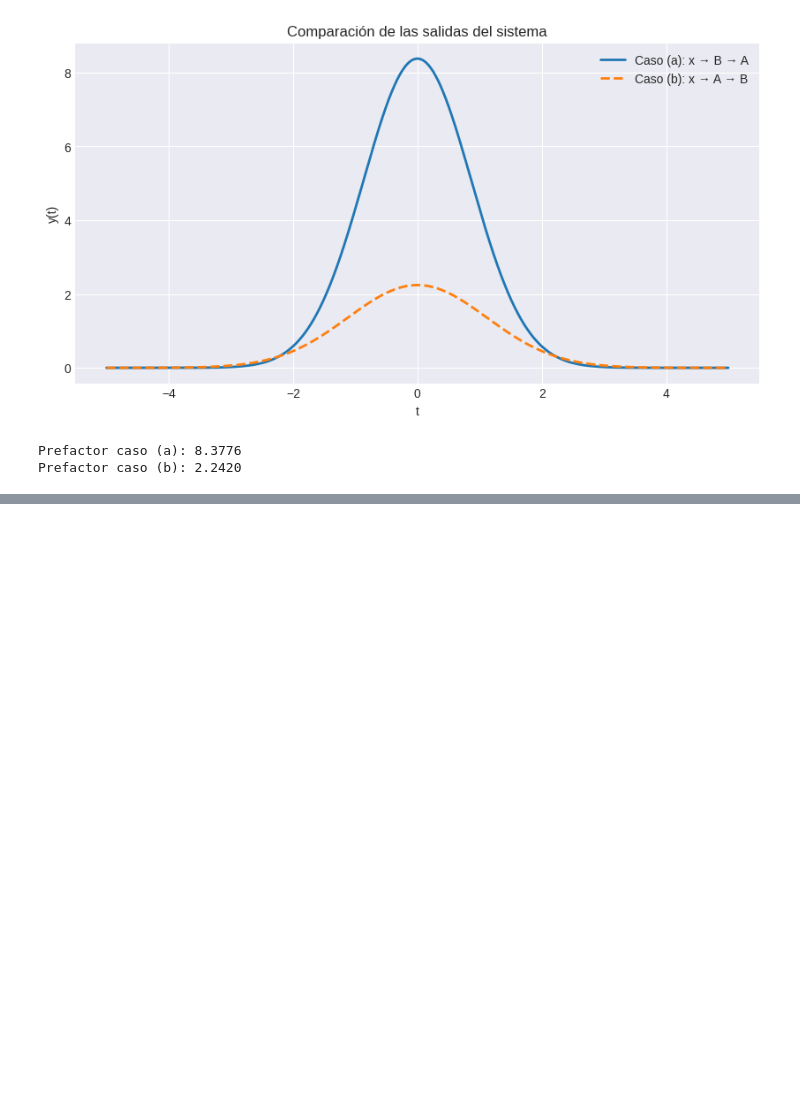
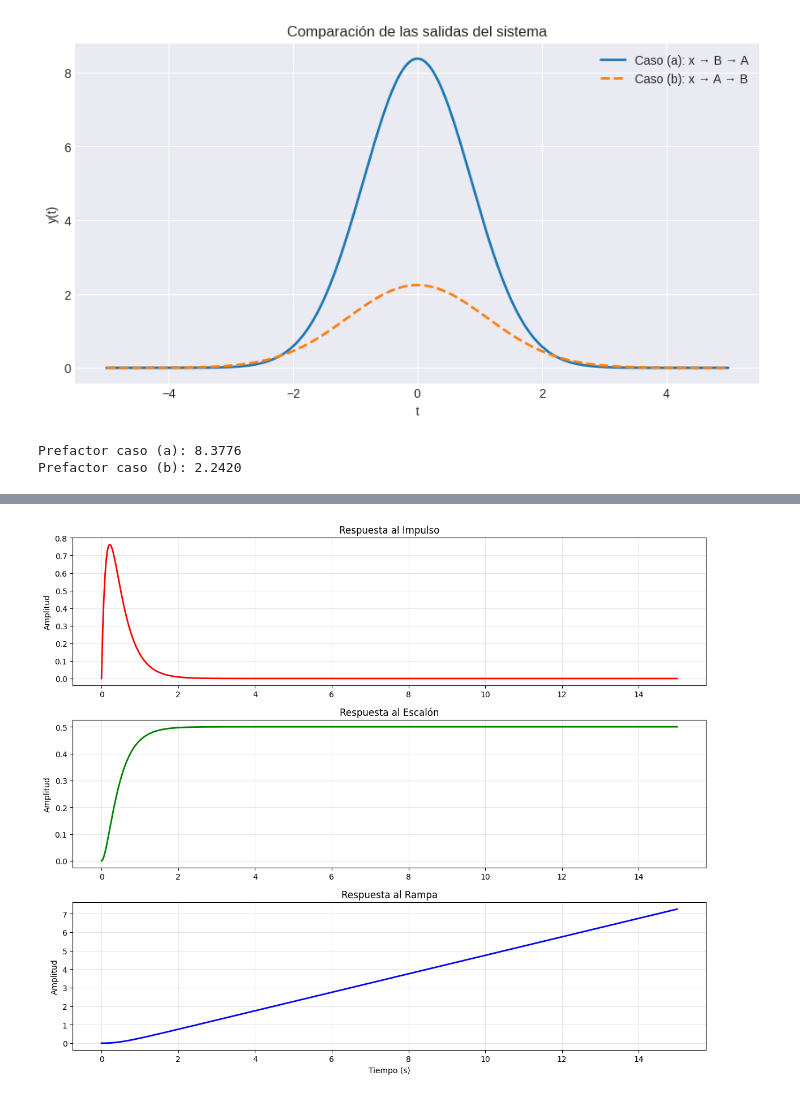
Before and after one commit to sgaleanoca/Senales_y_Sistemas, a Jupyter notebook: Segundo_Taller_SyS.ipynb, the cells around one changed output, grey strips where cells are left out. Drawn from its saved outputs; the diff is of its cells as text; code cells hidden in the pictures; blank space fills up the shorter version.

```diff
--- a/Segundo_Taller_SyS.ipynb
+++ b/Segundo_Taller_SyS.ipynb
@@ -1736,0 +2025,87 @@ Prefactor caso (b): 2.2420
+# %%
+import sympy as sp
+import matplotlib.pyplot as plt
+import numpy as np
+
+# --- 1. CONFIGURACIÓN INICIAL ---
+s, t = sp.symbols('s t', real=True)
+R, L, C = sp.symbols('R L C', real=True, positive=True)
+
+# Valores para la simulación numérica (puedes modificarlos según tu laboratorio)
+# Nota: Si R^2 < 4L/C (subamortiguado) o > (sobreamortiguado) la forma cambiará.
+# Valores de prueba estándar:
+val_map = {R: 10, L: 1, C: 0.1}
+
+# --- 2. DEFINICIÓN DE LA FUNCION DE LAZO ABIERTO G(s)
+
+# OPCIÓN A: Circuito RLC SERIE (Salida: Tensión en C)
+# G(s) = 1 / (LCs^2 + RCs + 1)
+G_ol = 1 / (L*C*s**2 + R*C*s + 1)
+
+# OPCIÓN B: Circuito RLC PARALELO (Salida: Corriente en L)
+# G(s) = 1 / (LCs^2 + (L/R)s + 1)
+# G_ol = 1 / (L*C*s**2 + (L/R)*s + 1)
+
+print("Función en Lazo Abierto G(s):")
+sp.pprint(G_ol)
+
+# --- 3. CÁLCULO DE LAZO CERRADO T(s) ---
+# T(s) = G(s) / (1 + G(s))
+T_closed = sp.simplify(G_ol / (1 + G_ol))
+
+print("\nFunción en Lazo Cerrado T(s):")
+sp.pprint(T_closed)
+
+# --- 4. CÁLCULO DE RESPUESTAS TEMPORALES (Simbólico) ---
+entradas = {
+    "Impulso": 1,        # Transformada del impulso es 1
+    "Escalón": 1/s,      # Transformada del escalón es 1/s
+    "Rampa":   1/s**2    # Transformada de la rampa es 1/s^2
+}
+
+respuestas_tiempo = {}
+
+print("\nCalculando transformadas inversas (esto puede tardar unos segundos)...")
+for nombre, R_s in entradas.items():
+    Y_s = T_closed * R_s
+    # Inversa de Laplace
+    y_t = sp.inverse_laplace_transform(Y_s, s, t, noconds=True)
+    respuestas_tiempo[nombre] = y_t
+    print(f"\nSalida y(t) para entrada {nombre}: LISTA")
+
+# --- 5. GRAFICACIÓN ---
+t_vals = np.linspace(0, 15, 500) # Tiempo de simulación de 0 a 15 segundos
+plt.figure(figsize=(12, 10))
+
+colores = {'Impulso': 'red', 'Escalón': 'green', 'Rampa': 'blue'}
+
+# Subplots para que se vean mejor por separado debido a las escalas distintas
+for i, (nombre, y_t_sym) in enumerate(respuestas_tiempo.items()):
+    ax = plt.subplot(3, 1, i+1)
+
+    # Sustituir valores R, L, C
+    y_t_num = y_t_sym.subs(val_map)
+
+    # Crear función lambda para evaluar numéricamente
+    f_eval = sp.lambdify(t, y_t_num, modules='numpy')
+
+    # Calcular valores y manejar posibles errores de singularidad en t=0
+    try:
+        y_vals = f_eval(t_vals)
+        # Si devuelve un solo número (constante), llenar el array
+        if np.isscalar(y_vals):
+            y_vals = np.full_like(t_vals, y_vals)
+
+        ax.plot(t_vals, y_vals, color=colores[nombre], lw=2)
+        ax.set_title(f'Respuesta al {nombre}')
+        ax.grid(True, alpha=0.3)
+        ax.set_ylabel('Amplitud')
+
+        if i == 2: ax.set_xlabel('Tiempo (s)')
+
+    except Exception as e:
+        print(f"Error graficando {nombre}: {e}")
+
+plt.tight_layout()
+plt.show()
+# %% [output]
@@ -1736,0 +2131 @@ Prefactor caso (b): 2.2420
+[figure, added]
```
Also changed, not shown: parts of 18 cells of this notebook.
